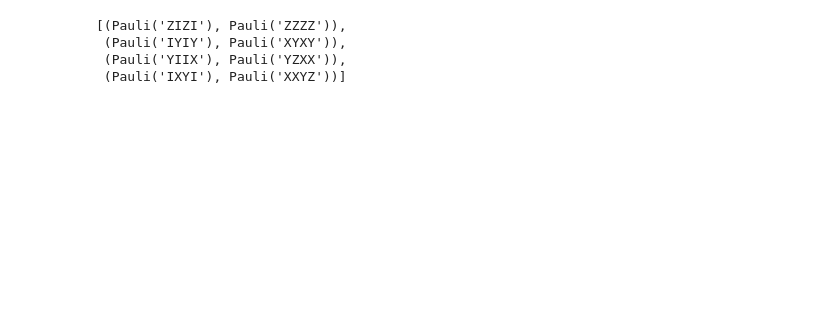
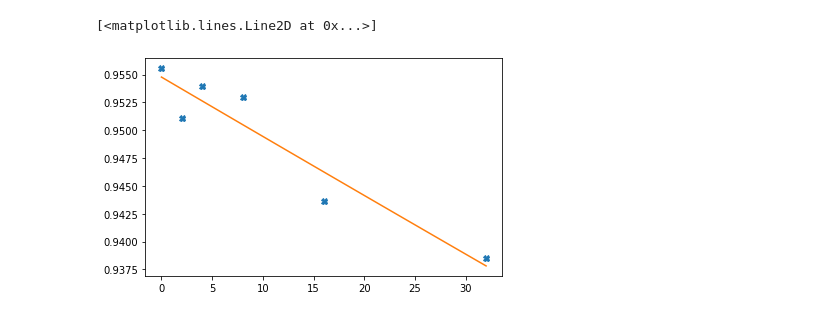
Before and after one commit to benmcdonough20/NEPEC_on_Hardware, a Jupyter notebook: two_qubit_PEC/two_qubit_layer_learning.ipynb, the cells around one changed output. Drawn from its saved outputs; the diff is of its cells as text; code cells hidden in the pictures; blank space fills up the shorter version.

```diff
--- a/two_qubit_PEC/two_qubit_layer_learning.ipynb
+++ b/two_qubit_PEC/two_qubit_layer_learning.ipynb
@@ -715,3 +257,14 @@ tglp.basis_pairs
+# %%
+def get_expectation(measurement, **metadata):
+        total = 0
+        counts = metadata['counts']
+        pauli_weight = list(reversed([{Pauli("I"):'0'}.get(p,'1') for p in measurement]))
+        rostring = metadata['rostring']
+        for key in counts.keys():
+            ro_adjusted = [{'0':'1','1':'0'}[bit] if flip=="X" else bit for bit,flip in zip(key,rostring)]
+            sgn = sum([{('1','1'):1}.get((pauli_bit, key_bit), 0) for pauli_bit, key_bit in zip(pauli_weight, ro_adjusted)])
+            total += (-1)**sgn*counts[key]
+        return total/sum(counts.values())
 # %%
 from qiskit.providers.aer import Aer, AerSimulator
 sim = Aer.get_backend('qasm_simulator')
@@ -730,17 +273,12 @@ Hard: [(Pauli('ZIII'), Pauli('ZZII')), (Pauli('IIZI'), Pauli('IIZZ')), (Pauli('I
-# %%
-def get_expectation(counts, metadata):
-    return sum(
-        [counts[count]*(-1)**(count.count("1")+metadata['rostring'].count("X"))
-        for count in counts.keys()]
-    )/sum(counts.values())
 # %%
-#put in the gates that get back to the original from the pair
-depths = [0,2,4,8,16,32,64]
+depths = [0,2,4,8,16,32]
 results = []
+samples = 32
 for d in depths:
     result = 0
-    for t in range(32):
-        circ, metadata = tglp.generate_double_instance(Pauli("IZIZ"), Pauli("IZIZ"), d, transpiled=True)
-        counts = backend.run(circ).result().get_counts()
-        result += get_expectation(counts, metadata)
-    results.append(result/32)
+    for t in range(samples):
+        circ, metadata = instance(Pauli("ZXZX"), Pauli("ZXZX"),d,transpiled=False)
+        counts = backend.run(circ, shots = 1000).result().get_counts()
+        result += get_expectation(Pauli("XIII"), counts = counts, rostring = metadata['rostring'])
+        print(d,t, end='\r')
+    results.append(result/samples)
@@ -752,7 +286,0 @@ plt.plot(depths,results)
-# %%
-tglp.get_single_measurements()
-# %% [output]
-[(Pauli('ZIZI'), Pauli('ZZZZ')),
- (Pauli('IYIY'), Pauli('XYXY')),
- (Pauli('YIIX'), Pauli('YZXX')),
- (Pauli('IXYI'), Pauli('XXYZ'))]
@@ -838,0 +287,11 @@ circs, data = tglp.generate_measurement_circuits()
+# %%
+from scipy.optimize import curve_fit
+expfit = lambda x,a,b: a*np.exp(-b*x)
+popt, pcov = curve_fit(expfit, depths, results, p0=[.9,.01])
+# %%
+xrange = np.linspace(0,np.max(depths),100)
+plt.plot(depths,results, "X")
+plt.plot(xrange,[expfit(x,*popt) for x in xrange])
+# %% [output]
+[<matplotlib.lines.Line2D at 0x...>]
+[figure, added]
```
Also changed, not shown: parts of 39 cells of this notebook, 1 other file.
